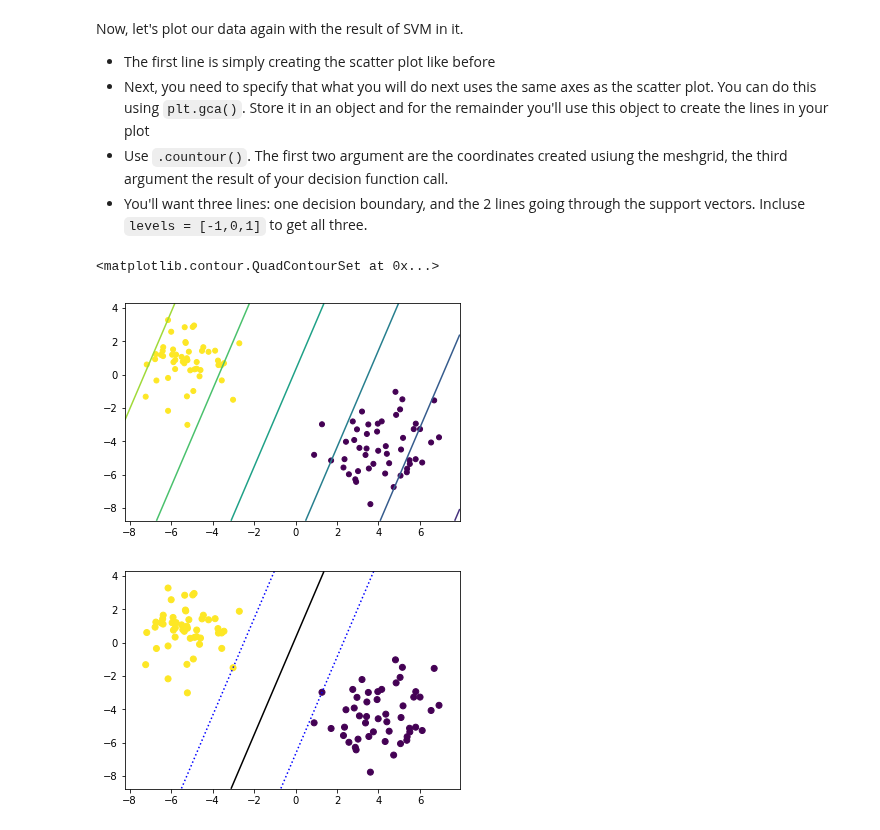
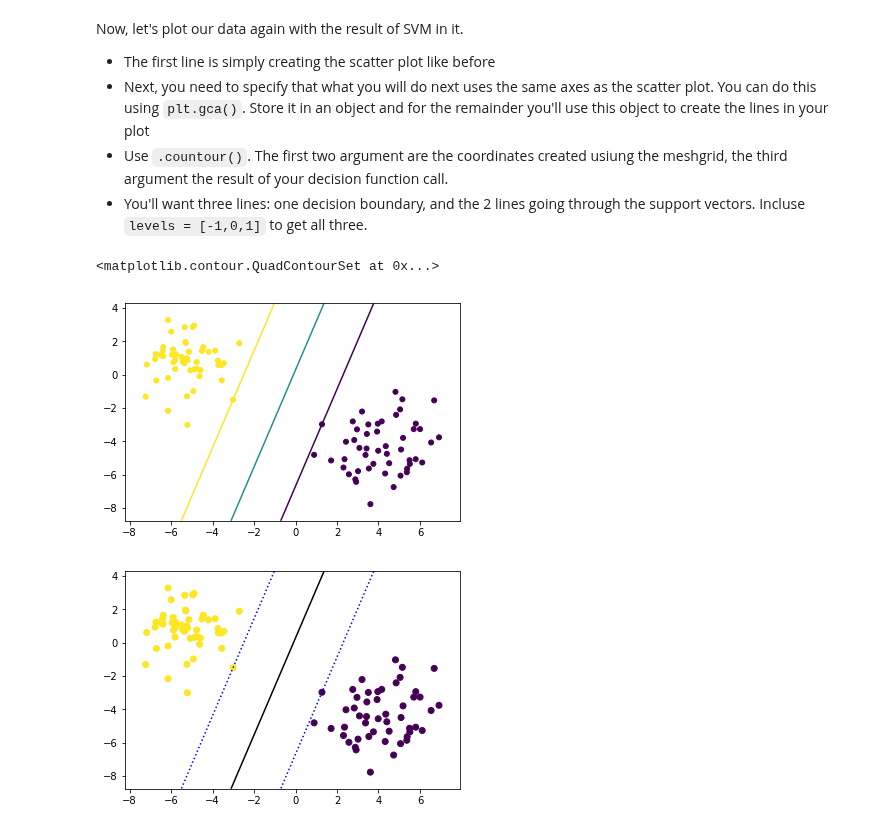
Before and after one commit to aschams/dsc-building-an-svm-using-scikit-learn-lab-dc-ds-060319, a Jupyter notebook: index.ipynb, the cells around one changed output. Drawn from its saved outputs; the diff is of its cells as text; code cells hidden in the pictures.

```diff
--- a/index.ipynb
+++ b/index.ipynb
@@ -127,10 +127,10 @@ Now, let's plot our data again with the result of SVM in it.
 # %%
 _ = plt.scatter(X_1[:, 0], X_1[:, 1], c = y_1, s=25)
 plot = plt.gca()
-plt.contour(X11_C, X12_C, boundary)
+plt.contour(X11_C, X12_C, boundary, levels=[-1, 0, 1])
 # %% [output]
 <matplotlib.contour.QuadContourSet at 0x...>
-[figure, old version]
+[figure, new version]
 # %%
 # Your code here
 # %% [output]
```
